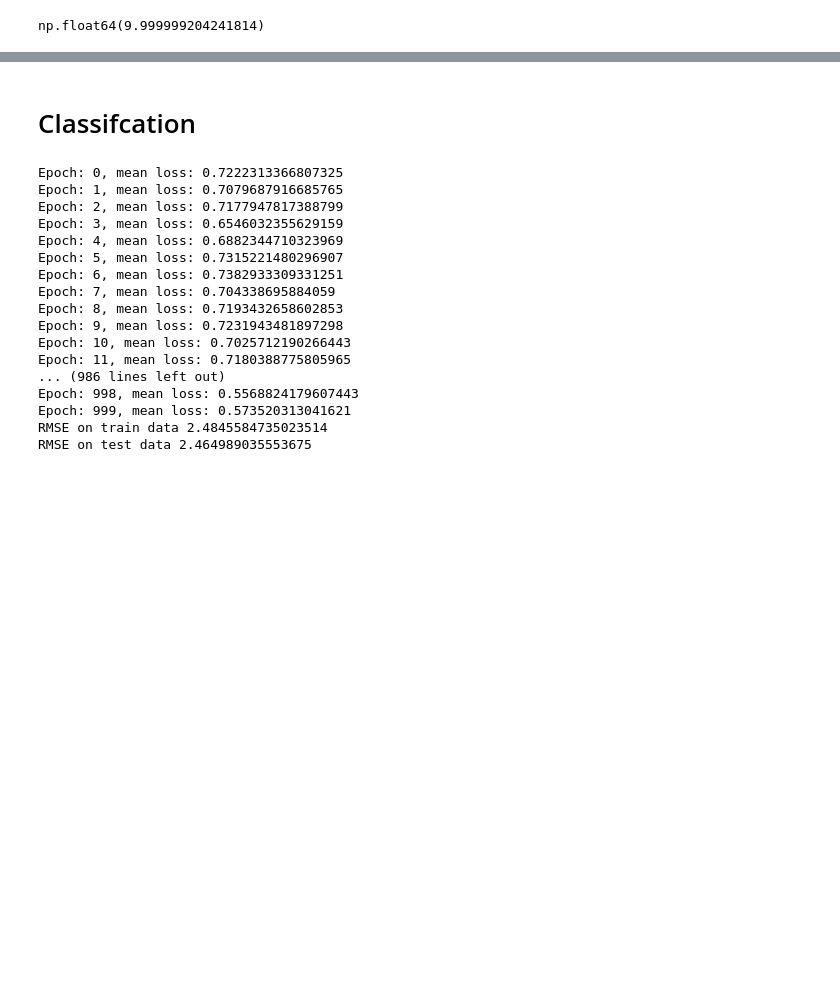
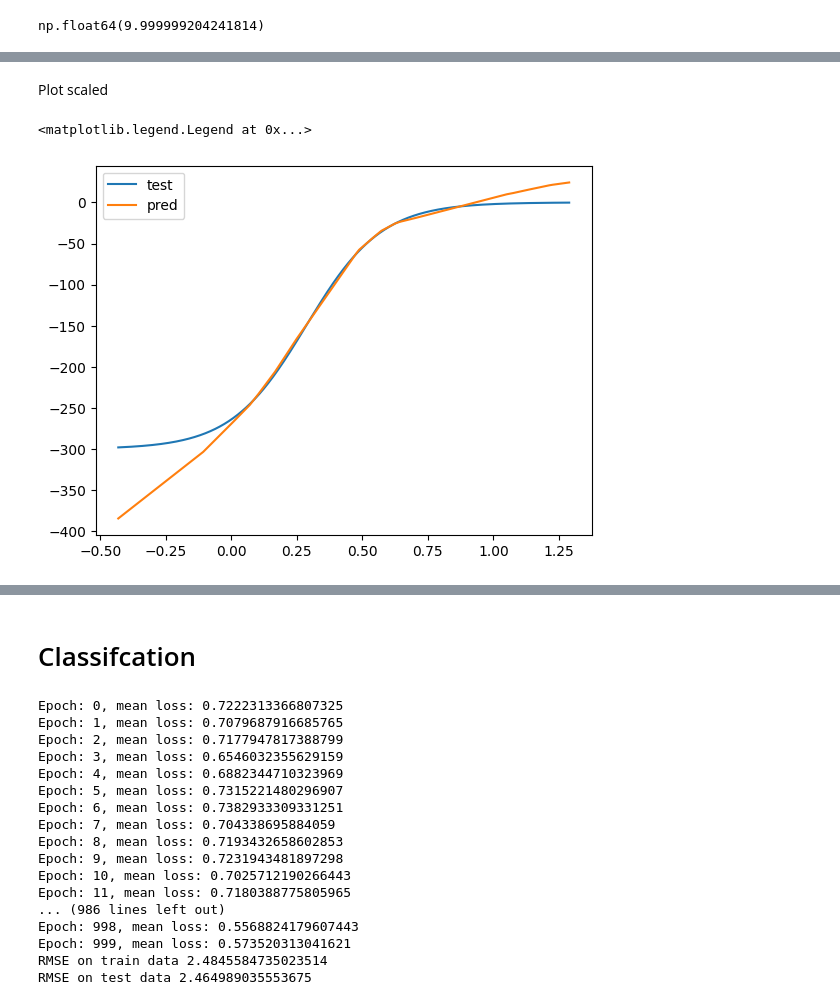
Before and after one commit to Bieslaw/NeuronProject, a Jupyter notebook: Projekt1_test1.ipynb, the cells around one changed output, grey strips where cells are left out. Drawn from its saved outputs; the diff is of its cells as text; code cells hidden in the pictures; blank space fills up the shorter version.

```diff
--- a/Projekt1_test1.ipynb
+++ b/Projekt1_test1.ipynb
@@ -318,0 +318,13 @@ KeyboardInterrupt:
+# %% [markdown]
+Plot scaled
+# %%
+
+import matplotlib.pyplot as plt
+ind = np.argsort(X_test_scaled)
+plt.plot(X_test_scaled, Y_test, label = 'test')
+Y_pred = [net.predict_regre(x) for x in X_test_scaled]
+plt.plot(X_test_scaled, Y_pred, label = 'pred')
+plt.legend()
+# %% [output]
+<matplotlib.legend.Legend at 0x...>
+[figure, added]
```
Also changed, not shown: parts of 4 cells of this notebook.
